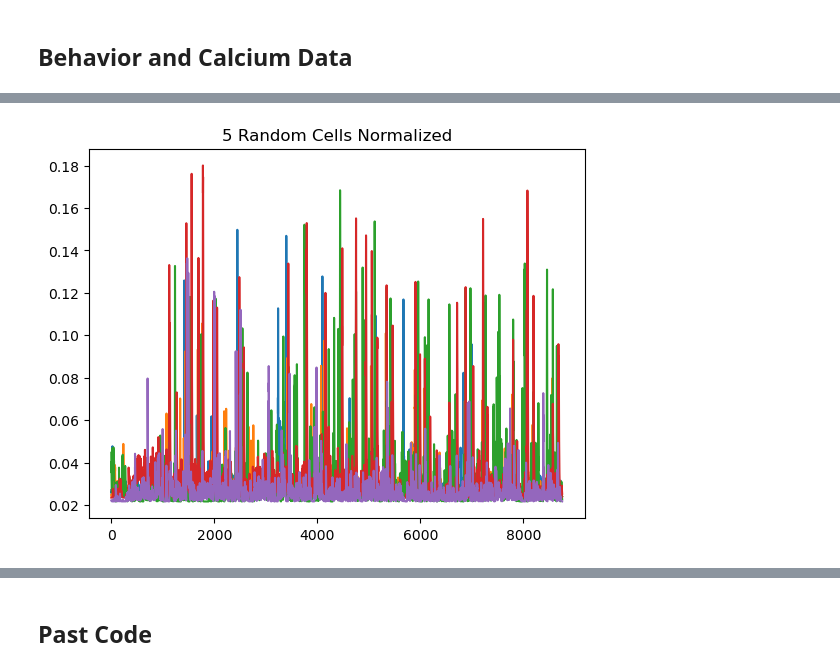
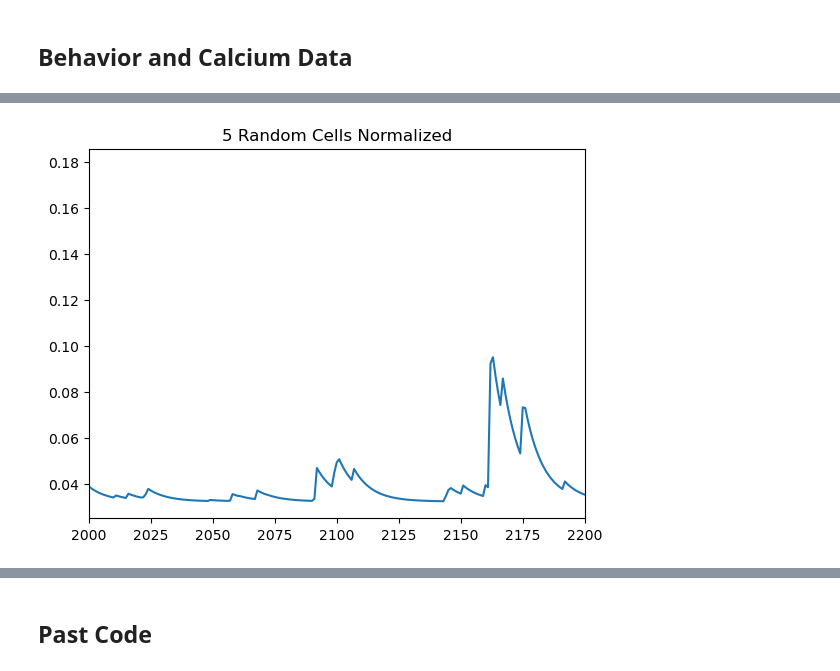
Before and after one commit to kaylav/klabcode, a Jupyter notebook: RatMiniscope/PlaceCells.ipynb, the cells around one changed output, grey strips where cells are left out. Saved outputs shown, nothing was run; the diff lists cells and outputs as text; code cells hidden in the pictures.

```diff
--- a/RatMiniscope/PlaceCells.ipynb
+++ b/RatMiniscope/PlaceCells.ipynb
@@ -143,3 +21,17 @@ Offset Miniscope Frames by 271, or 27 seconds
+# %%
+# Load Frames and Time Stamps
+
+
+load_behavior = 'TimeSync/behavior_frames_02_03.npy'
+load_miniscope = 'TimeSync/miniscope_frames_02_03.npy'
+load_t_behavior = 'TimeSync/t_behavior_02_03.npy'
+load_t_miniscope = 'TimeSync/t_miniscope_02_03.npy'
+
+behavior_frames = np.load(load_behavior)
+behavior_frames = behavior_frames - 932 # Fixing because Behavior Tracking Started at 932
+miniscope_frames = np.load(load_miniscope)
+t_behavior = np.load(load_t_behavior)
+t_miniscope = np.load(load_t_miniscope)
 # %% [markdown]
 ## Behavior and Calcium Data
 # %%
@@ -178,11 +76,10 @@ Num Frames: 8753 8753
 # %%
+# TODO: get correct frames of miniscope data
+
 d = mat['C']
 
-# Account for time adjustment
-data = d[:,mini_offset:]
-end_diff = np.abs(np.shape(data)[1] - behav_frames)*-1
+data = [d[f] for f in miniscope_frames]
 
-data = d[:,mini_offset:end_diff]
 
 x_normed = (data-np.min(data))/(np.max(data)-np.min(data))
 
@@ -196,13 +104,14 @@ plt.show()
 # %%
-randos = np.random.randint(1,101,5)
+randos = np.random.randint(1,101,1)
 
 for i in randos:
-    plt.plot(x_normed[i])
+    plt.plot( x_normed[i])
 
 plt.title("5 Random Cells Normalized")
+plt.gca().set_xlim(2000,2200)
 plt.show()
 # %% [output]
-[figure, old version]
+[figure, new version]
 # %%
 # plt.plot(x, x_normed[0])
 # plt.show()
```
Also changed, not shown: parts of 9 cells of this notebook.
